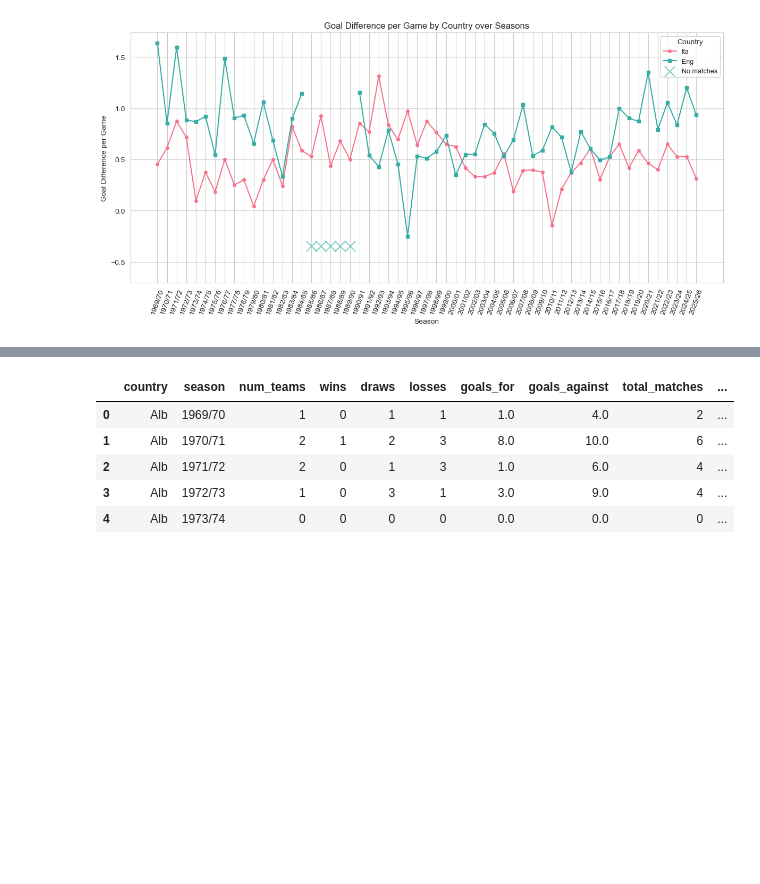
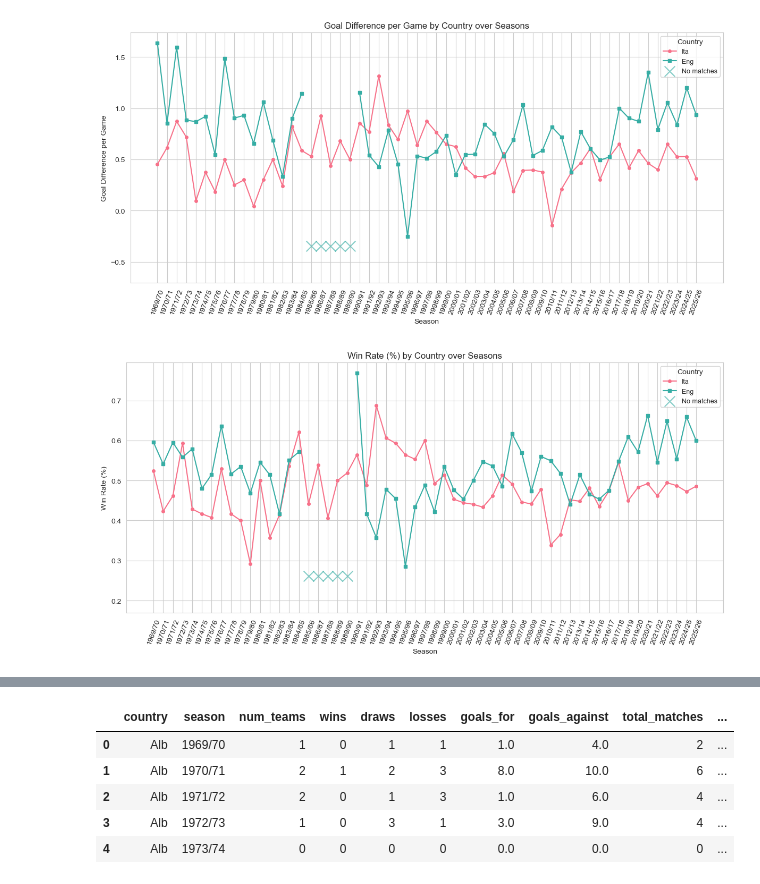
Before and after one commit to pacoraggio/Italian-Football-Clubs-Analysis, a Jupyter notebook: notebooks/data_wrangling.ipynb, the cells around one changed output, grey strips where cells are left out. Saved outputs shown, nothing was run; the diff lists cells and outputs as text; code cells hidden in the pictures; blank space fills up the shorter version.

```diff
--- a/notebooks/data_wrangling.ipynb
+++ b/notebooks/data_wrangling.ipynb
@@ -1045,3 +1047,7 @@ plot_country_metrics(country_stats_complete, countries=['Ita', 'Esp', 'Eng'], me
 plot_country_metrics(country_stats_complete, countries=['Ita','Eng'], metric='gdpg')
 # %% [output]
 [figure]
+# %%
+plot_country_metrics(country_stats_complete, countries=['Ita', 'Eng'], metric='win_rate')
+# %% [output]
+[figure, added]
```
Also changed, not shown: parts of 15 cells of this notebook, 3 other files.
